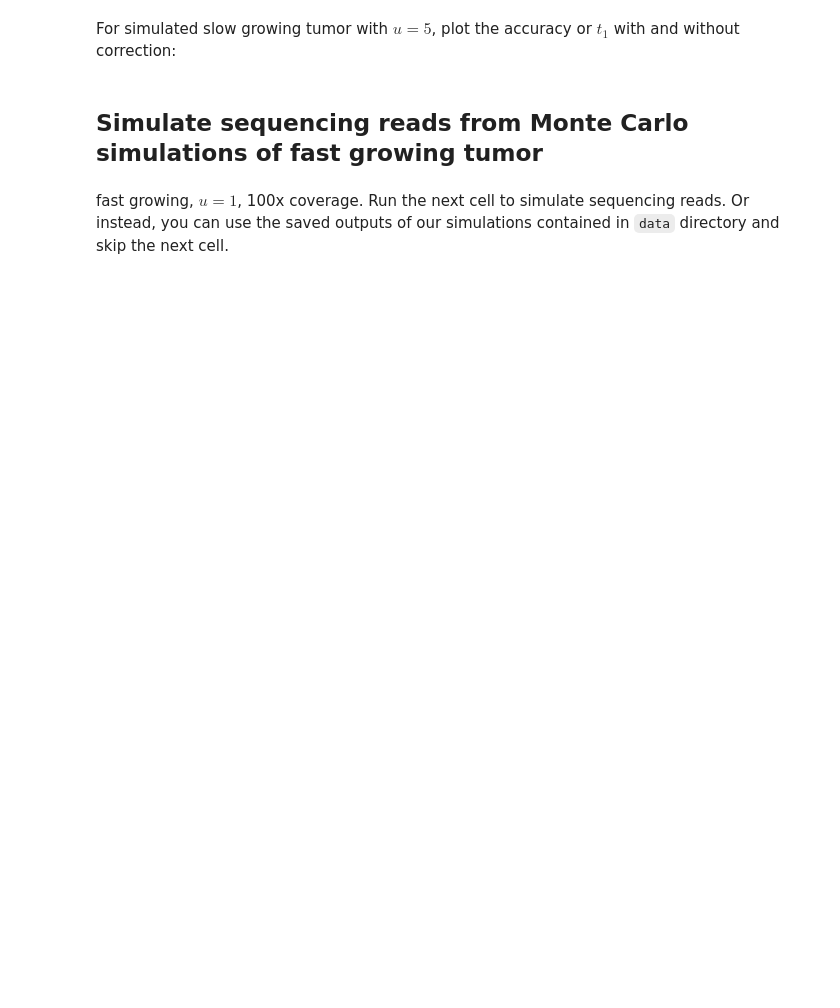
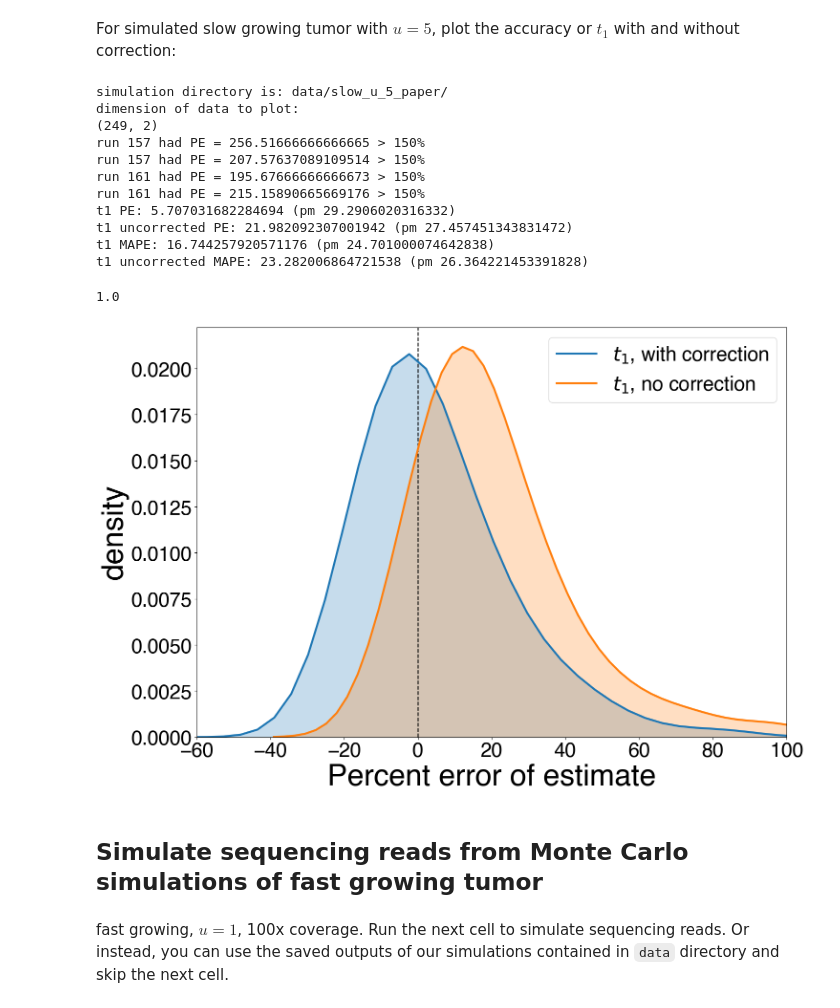
Before and after one commit to nathanlee543/Cancer_Inf_Sims, a Jupyter notebook: simulations/figures_2_and_3.ipynb, the cells around one changed output. Saved outputs shown, nothing was run; the diff lists cells and outputs as text; code cells hidden in the pictures; blank space fills up the shorter version.

```diff
--- a/simulations/figures_2_and_3.ipynb
+++ b/simulations/figures_2_and_3.ipynb
@@ -750,8 +761,22 @@ For simulated slow growing tumor with $u = 5$, plot the accuracy or $t_1$ with a
 # %%
 plotname_in = "t1_slow_u_5.png"
 t1_correction_error(filepath = "data/slow_u_5_paper/r1_r_u_t1_t_b_b1_M1_alpha1_M2_alpha2_gamma_0020cells_f1_p01_f2_p2.txt",
-                     print_means = True, print_mape = True, plot_name = plotname_in, num_f1 = 1,
+                     print_means = True, print_mape = True, plot_name = None, num_f1 = 1,
                     filter_runs_by_alpha2 = False, xlims = [-60,100])
+# %% [output]
+simulation directory is: data/slow_u_5_paper/
+dimension of data to plot:
+(249, 2)
+run 157 had PE = 256.51666666666665 > 150%
+run 157 had PE = 207.57637089109514 > 150%
+run 161 had PE = 195.67666666666673 > 150%
+run 161 had PE = 215.15890665669176 > 150%
+t1 PE: 5.707031682284694 (pm 29.2906020316332)
+t1 uncorrected PE: 21.982092307001942 (pm 27.457451343831472)
+t1 MAPE: 16.744257920571176 (pm 24.701000074642838)
+t1 uncorrected MAPE: 23.282006864721538 (pm 26.364221453391828)
+1.0
+[figure, added]
 # %% [markdown]
 ## Simulate sequencing reads from Monte Carlo simulations of fast growing tumor
 # %% [markdown]
```
Also changed, not shown: parts of 14 cells of this notebook, 1 other file.
